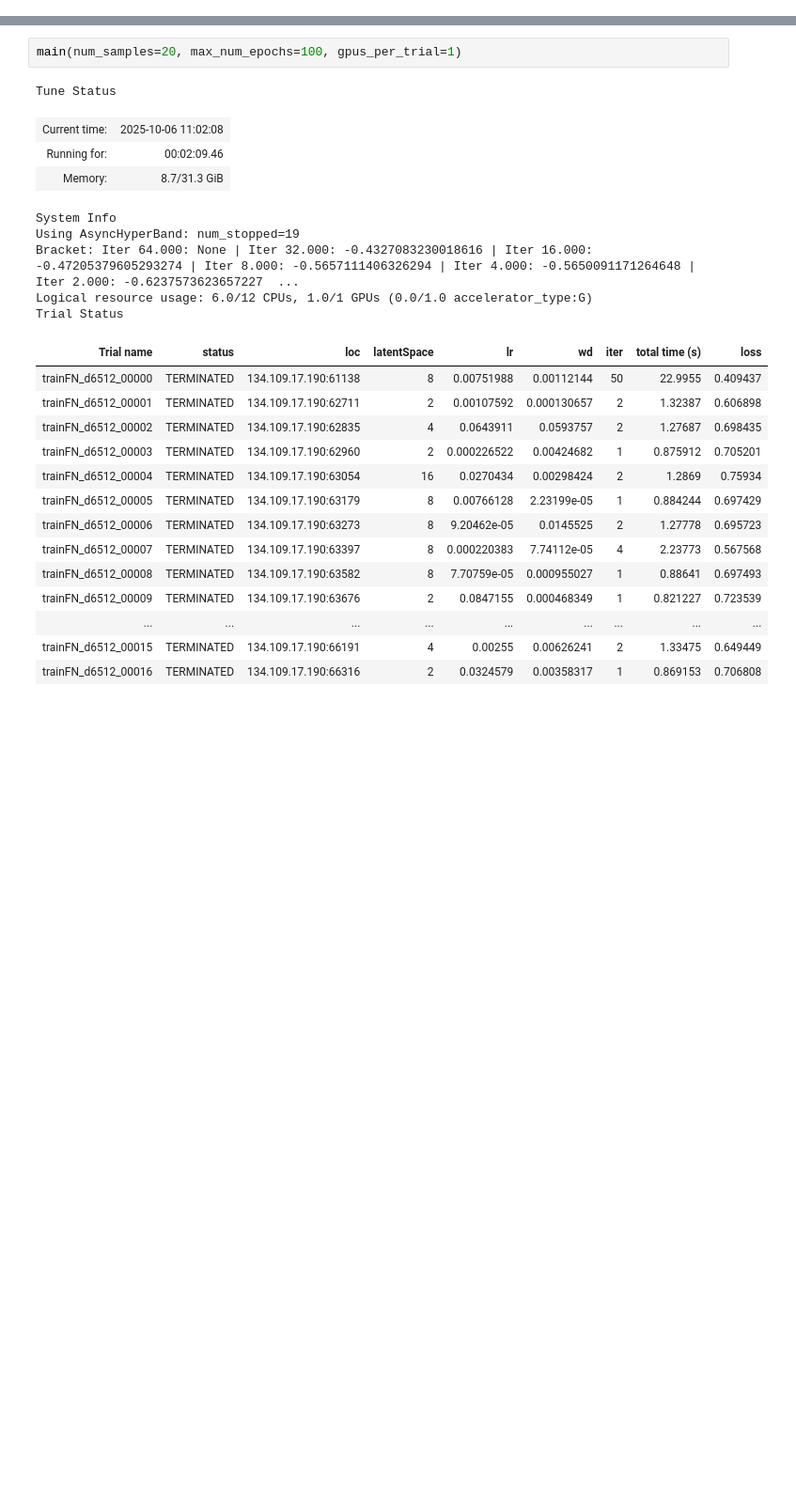
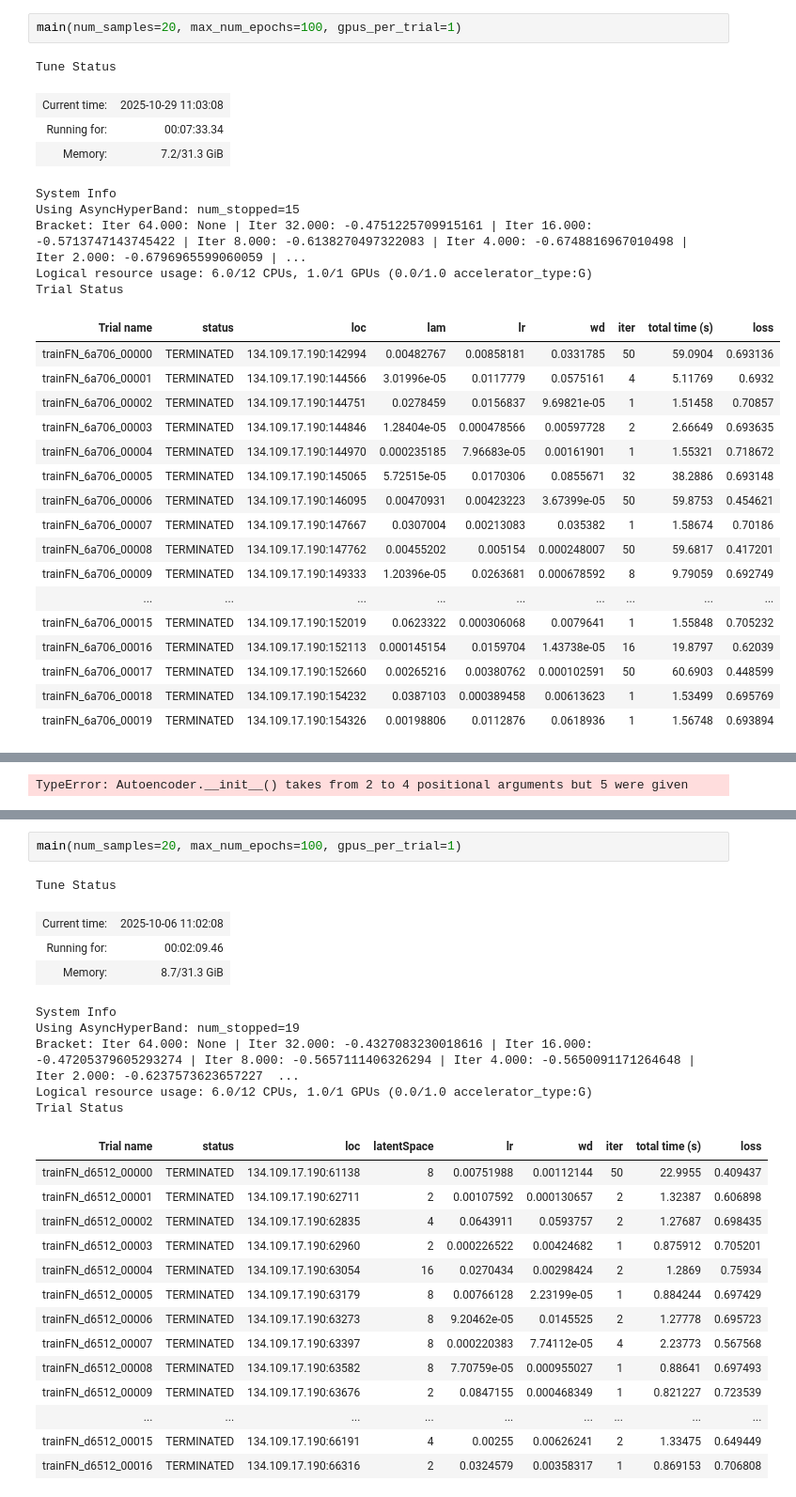
Before and after one commit to shashashank/gonihedric, a Jupyter notebook: dataproc/gonihedric.ipynb, the cells around one changed output, grey strips where cells are left out. Shown at 94% size. Cells and saved outputs as stored; diff of their text form; blank space fills up the shorter version.

```diff
--- a/dataproc/gonihedric.ipynb
+++ b/dataproc/gonihedric.ipynb
@@ -340,3 +348,32 @@ def main(num_samples=10, max_num_epochs=10, cpus_per_trial=6, gpus_per_trial=2):
     #     print("Best trial final validation accuracy: {}".format(
     #         best_result.metrics["accuracy"]))
     test_best_model(best_result)
+# %%
+main(num_samples=20, max_num_epochs=100, gpus_per_trial=1)
+# %% [output]
+Tune Status
+| Current time: | 2025-10-29 11:03:08 |
+| Running for: | 00:07:33.34 |
+| Memory: | 7.2/31.3 GiB |
+System Info
+Using AsyncHyperBand: num_stopped=15
+Bracket: Iter 64.000: None | Iter 32.000: -0.4751225709915161 | Iter 16.000: -0.5713747143745422 | Iter 8.000: -0.6138270497322083 | Iter 4.000: -0.6748816967010498 | Iter 2.000: -0.6796965599060059 | ...
+Logical resource usage: 6.0/12 CPUs, 1.0/1 GPUs (0.0/1.0 accelerator_type:G)
+Trial Status
+| Trial name | status | loc | lam | lr | wd | iter | total time (s) | loss |
+| trainFN_6a706_00000 | TERMINATED | 134.109.17.190:142994 | 0.00482767 | 0.00858181 | 0.0331785 | 50 | 59.0904 | 0.693136 |
+| trainFN_6a706_00001 | TERMINATED | 134.109.17.190:144566 | 3.01996e-05 | 0.0117779 | 0.0575161 | 4 | 5.11769 | 0.6932 |
+| trainFN_6a706_00002 | TERMINATED | 134.109.17.190:144751 | 0.0278459 | 0.0156837 | 9.69821e-05 | 1 | 1.51458 | 0.70857 |
+| trainFN_6a706_00003 | TERMINATED | 134.109.17.190:144846 | 1.28404e-05 | 0.000478566 | 0.00597728 | 2 | 2.66649 | 0.693635 |
+| trainFN_6a706_00004 | TERMINATED | 134.109.17.190:144970 | 0.000235185 | 7.96683e-05 | 0.00161901 | 1 | 1.55321 | 0.718672 |
+| trainFN_6a706_00005 | TERMINATED | 134.109.17.190:145065 | 5.72515e-05 | 0.0170306 | 0.0855671 | 32 | 38.2886 | 0.693148 |
+| trainFN_6a706_00006 | TERMINATED | 134.109.17.190:146095 | 0.00470931 | 0.00423223 | 3.67399e-05 | 50 | 59.8753 | 0.454621 |
+| trainFN_6a706_00007 | TERMINATED | 134.109.17.190:147667 | 0.0307004 | 0.00213083 | 0.035382 | 1 | 1.58674 | 0.70186 |
+| trainFN_6a706_00008 | TERMINATED | 134.109.17.190:147762 | 0.00455202 | 0.005154 | 0.000248007 | 50 | 59.6817 | 0.417201 |
+| trainFN_6a706_00009 | TERMINATED | 134.109.17.190:149333 | 1.20396e-05 | 0.0263681 | 0.000678592 | 8 | 9.79059 | 0.692749 |
+| ... | ... | ... | ... | ... | ... | ... | ... | ... |
+| trainFN_6a706_00015 | TERMINATED | 134.109.17.190:152019 | 0.0623322 | 0.000306068 | 0.0079641 | 1 | 1.55848 | 0.705232 |
+| trainFN_6a706_00016 | TERMINATED | 134.109.17.190:152113 | 0.000145154 | 0.0159704 | 1.43738e-05 | 16 | 19.8797 | 0.62039 |
+| trainFN_6a706_00017 | TERMINATED | 134.109.17.190:152660 | 0.00265216 | 0.00380762 | 0.000102591 | 50 | 60.6903 | 0.448599 |
+| trainFN_6a706_00018 | TERMINATED | 134.109.17.190:154232 | 0.0387103 | 0.000389458 | 0.00613623 | 1 | 1.53499 | 0.695769 |
+| trainFN_6a706_00019 | TERMINATED | 134.109.17.190:154326 | 0.00198806 | 0.0112876 | 0.0618936 | 1 | 1.56748 | 0.693894 |
@@ -343,3 +384,4 @@ def main(num_samples=10, max_num_epochs=10, cpus_per_trial=6, gpus_per_trial=2):
+TypeError: Autoencoder.__init__() takes from 2 to 4 positional arguments but 5 were given
 # %%
 main(num_samples=20, max_num_epochs=100, gpus_per_trial=1)
 # %% [output]
```
Also changed, not shown: parts of 3 cells of this notebook, 10 other files.
